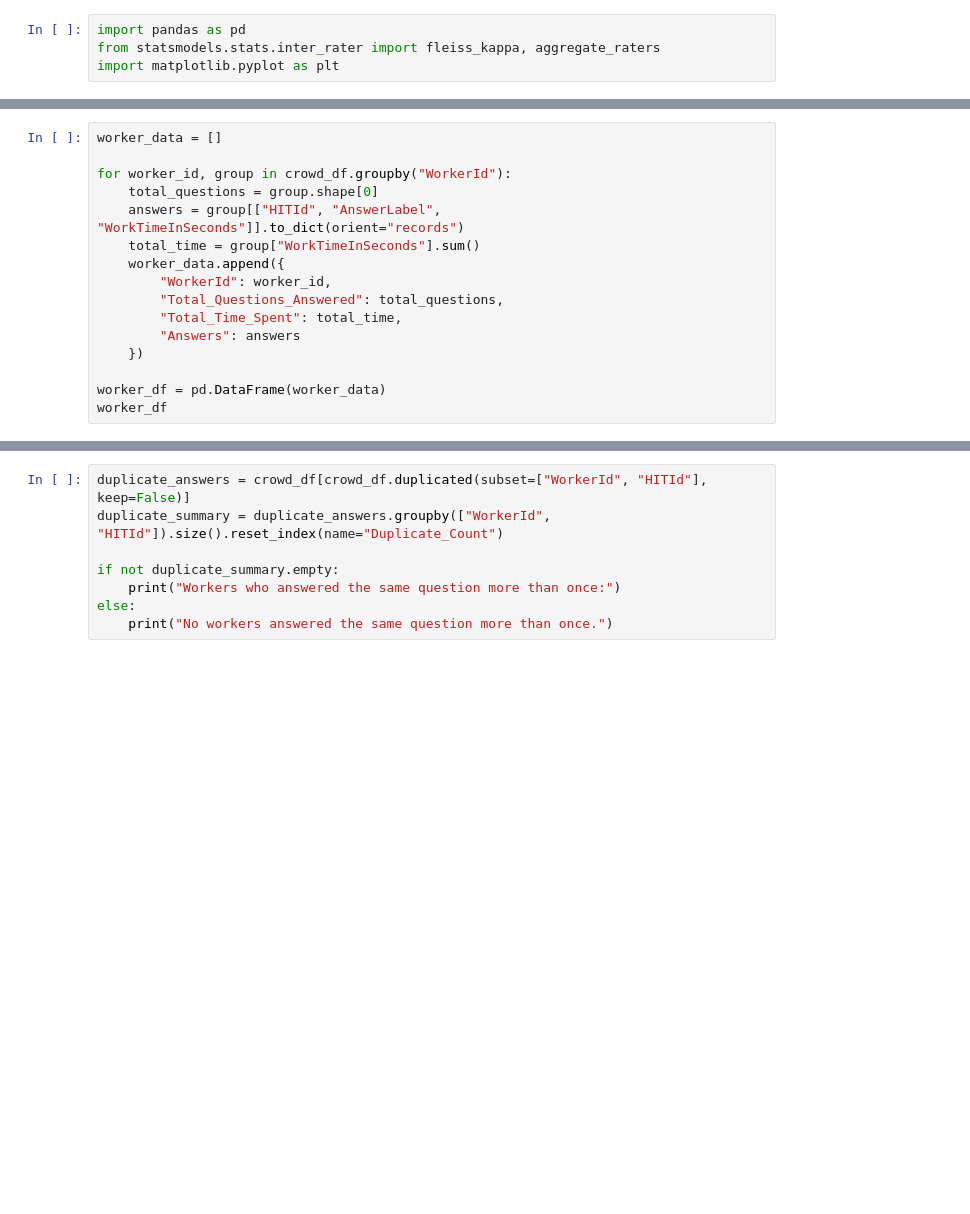
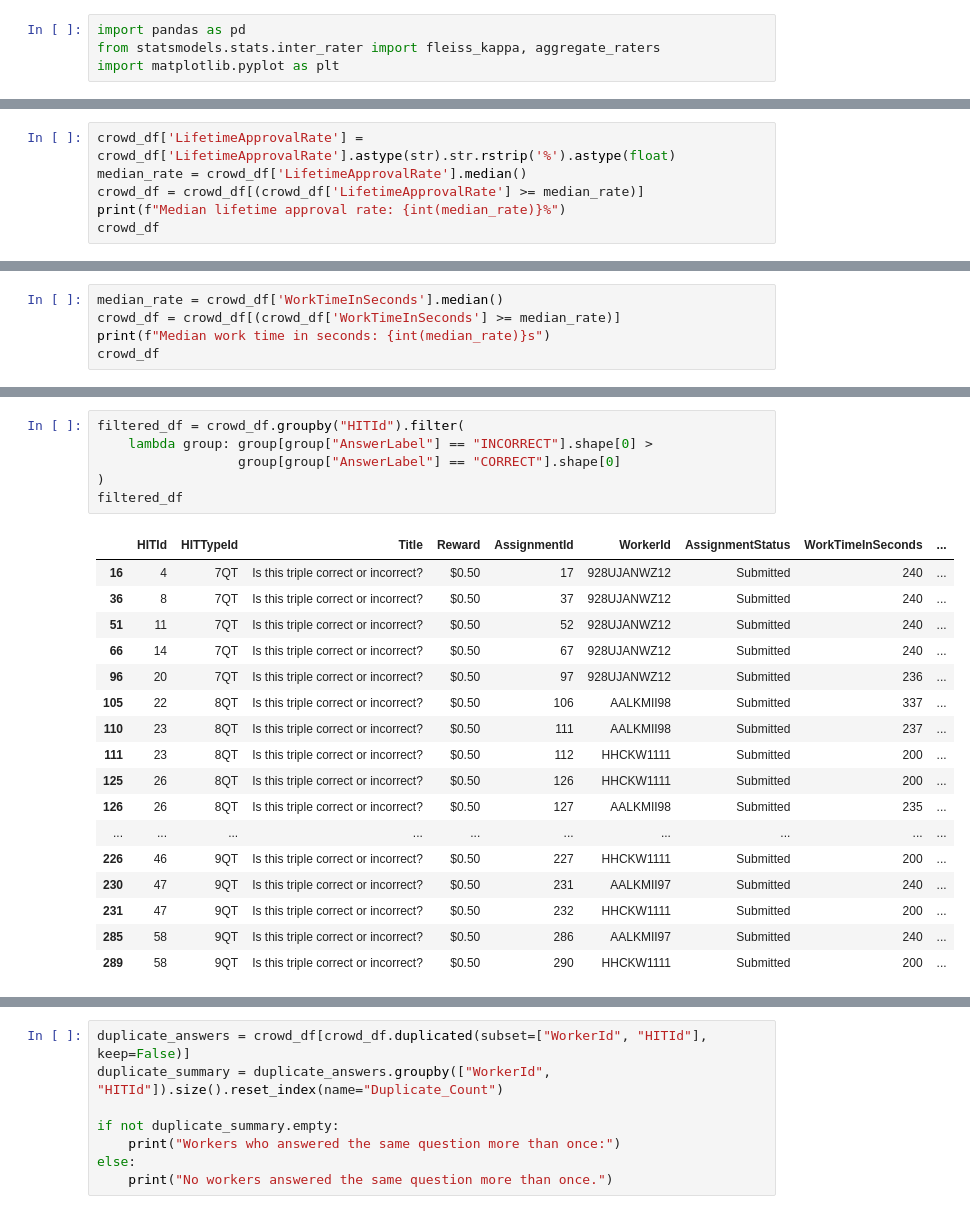
Before and after one commit to random9nessss/HS-24-Advanced-Topics-in-Artificial-Intelligence, a Jupyter notebook: development/crowd_source.ipynb, the cells around one changed output, grey strips where cells are left out. Drawn from its saved outputs; the diff is of its cells as text; blank space fills up the shorter version.

```diff
--- a/development/crowd_source.ipynb
+++ b/development/crowd_source.ipynb
@@ -78,16 +24,0 @@ worker_df
-# %%
-worker_data = []
-
-for worker_id, group in crowd_df.groupby("WorkerId"):
-    total_questions = group.shape[0]
-    answers = group[["HITId", "AnswerLabel", "WorkTimeInSeconds"]].to_dict(orient="records")
-    total_time = group["WorkTimeInSeconds"].sum()
-    worker_data.append({
-        "WorkerId": worker_id,
-        "Total_Questions_Answered": total_questions,
-        "Total_Time_Spent": total_time,
-        "Answers": answers
-    })
-
-worker_df = pd.DataFrame(worker_data)
-worker_df
@@ -108,0 +25,6 @@ worker_df
+# %%
+crowd_df['LifetimeApprovalRate'] = crowd_df['LifetimeApprovalRate'].astype(str).str.rstrip('%').astype(float)
+median_rate = crowd_df['LifetimeApprovalRate'].median()
+crowd_df = crowd_df[(crowd_df['LifetimeApprovalRate'] >= median_rate)]
+print(f"Median lifetime approval rate: {int(median_rate)}%")
+crowd_df
@@ -108,0 +46,5 @@ worker_df
+# %%
+median_rate = crowd_df['WorkTimeInSeconds'].median()
+crowd_df = crowd_df[(crowd_df['WorkTimeInSeconds'] >= median_rate)]
+print(f"Median work time in seconds: {int(median_rate)}s")
+crowd_df
@@ -108,0 +66,24 @@ worker_df
+# %%
+filtered_df = crowd_df.groupby("HITId").filter(
+    lambda group: group[group["AnswerLabel"] == "INCORRECT"].shape[0] >
+                  group[group["AnswerLabel"] == "CORRECT"].shape[0]
+)
+filtered_df
+# %% [output]
+|  | HITId | HITTypeId | Title | Reward | AssignmentId | WorkerId | AssignmentStatus | WorkTimeInSeconds | ... |
+| 16 | 4 | 7QT | Is this triple correct or incorrect? | $0.50 | 17 | 928UJANWZ12 | Submitted | 240 | ... |
+| 36 | 8 | 7QT | Is this triple correct or incorrect? | $0.50 | 37 | 928UJANWZ12 | Submitted | 240 | ... |
+| 51 | 11 | 7QT | Is this triple correct or incorrect? | $0.50 | 52 | 928UJANWZ12 | Submitted | 240 | ... |
+| 66 | 14 | 7QT | Is this triple correct or incorrect? | $0.50 | 67 | 928UJANWZ12 | Submitted | 240 | ... |
+| 96 | 20 | 7QT | Is this triple correct or incorrect? | $0.50 | 97 | 928UJANWZ12 | Submitted | 236 | ... |
+| 105 | 22 | 8QT | Is this triple correct or incorrect? | $0.50 | 106 | AALKMII98 | Submitted | 337 | ... |
+| 110 | 23 | 8QT | Is this triple correct or incorrect? | $0.50 | 111 | AALKMII98 | Submitted | 237 | ... |
+| 111 | 23 | 8QT | Is this triple correct or incorrect? | $0.50 | 112 | HHCKW1111 | Submitted | 200 | ... |
+| 125 | 26 | 8QT | Is this triple correct or incorrect? | $0.50 | 126 | HHCKW1111 | Submitted | 200 | ... |
+| 126 | 26 | 8QT | Is this triple correct or incorrect? | $0.50 | 127 | AALKMII98 | Submitted | 235 | ... |
+| ... | ... | ... | ... | ... | ... | ... | ... | ... | ... |
+| 226 | 46 | 9QT | Is this triple correct or incorrect? | $0.50 | 227 | HHCKW1111 | Submitted | 200 | ... |
+| 230 | 47 | 9QT | Is this triple correct or incorrect? | $0.50 | 231 | AALKMII97 | Submitted | 240 | ... |
+| 231 | 47 | 9QT | Is this triple correct or incorrect? | $0.50 | 232 | HHCKW1111 | Submitted | 200 | ... |
+| 285 | 58 | 9QT | Is this triple correct or incorrect? | $0.50 | 286 | AALKMII97 | Submitted | 240 | ... |
+| 289 | 58 | 9QT | Is this triple correct or incorrect? | $0.50 | 290 | HHCKW1111 | Submitted | 200 | ... |
```
Also changed, not shown: parts of 10 cells of this notebook.
